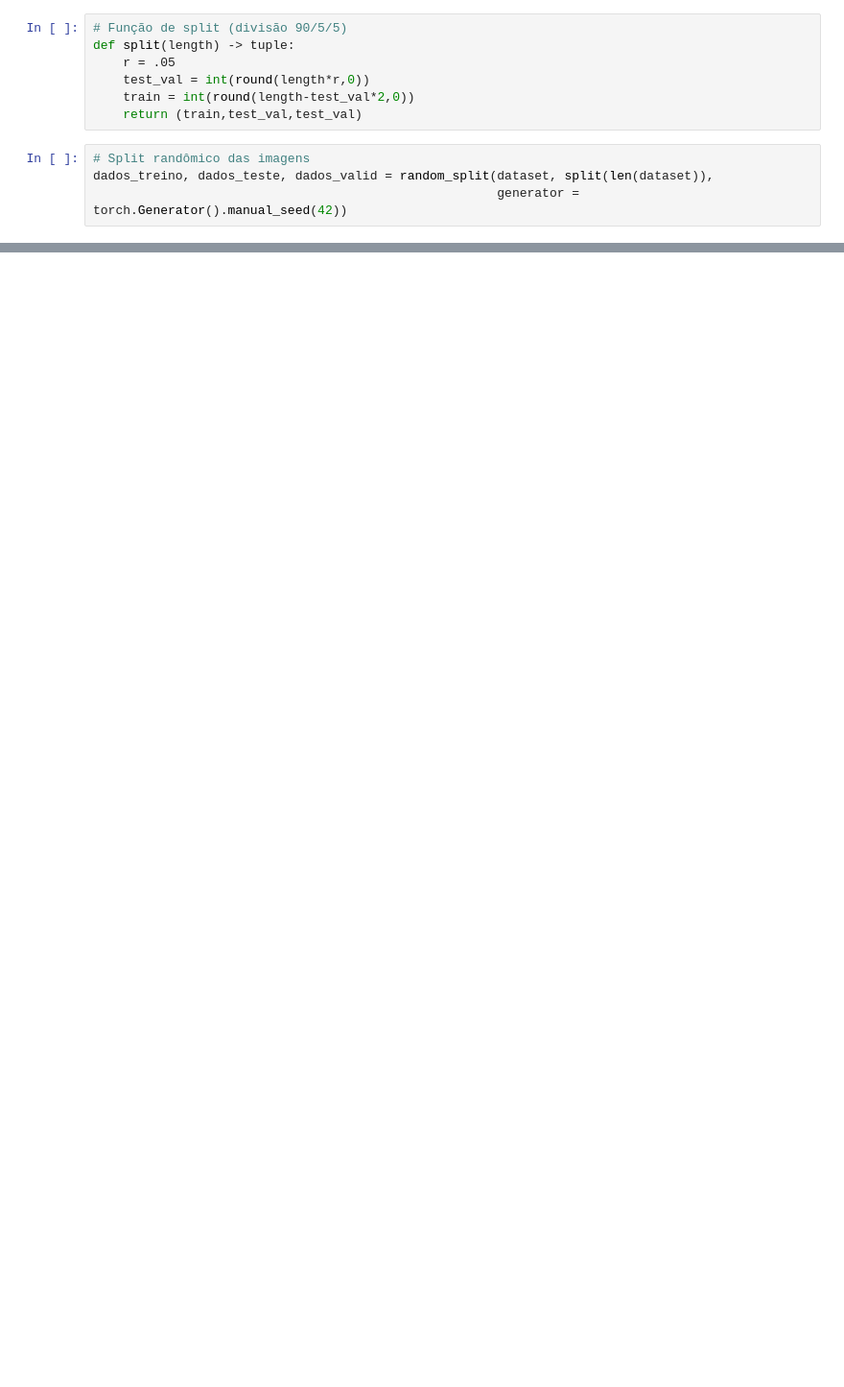
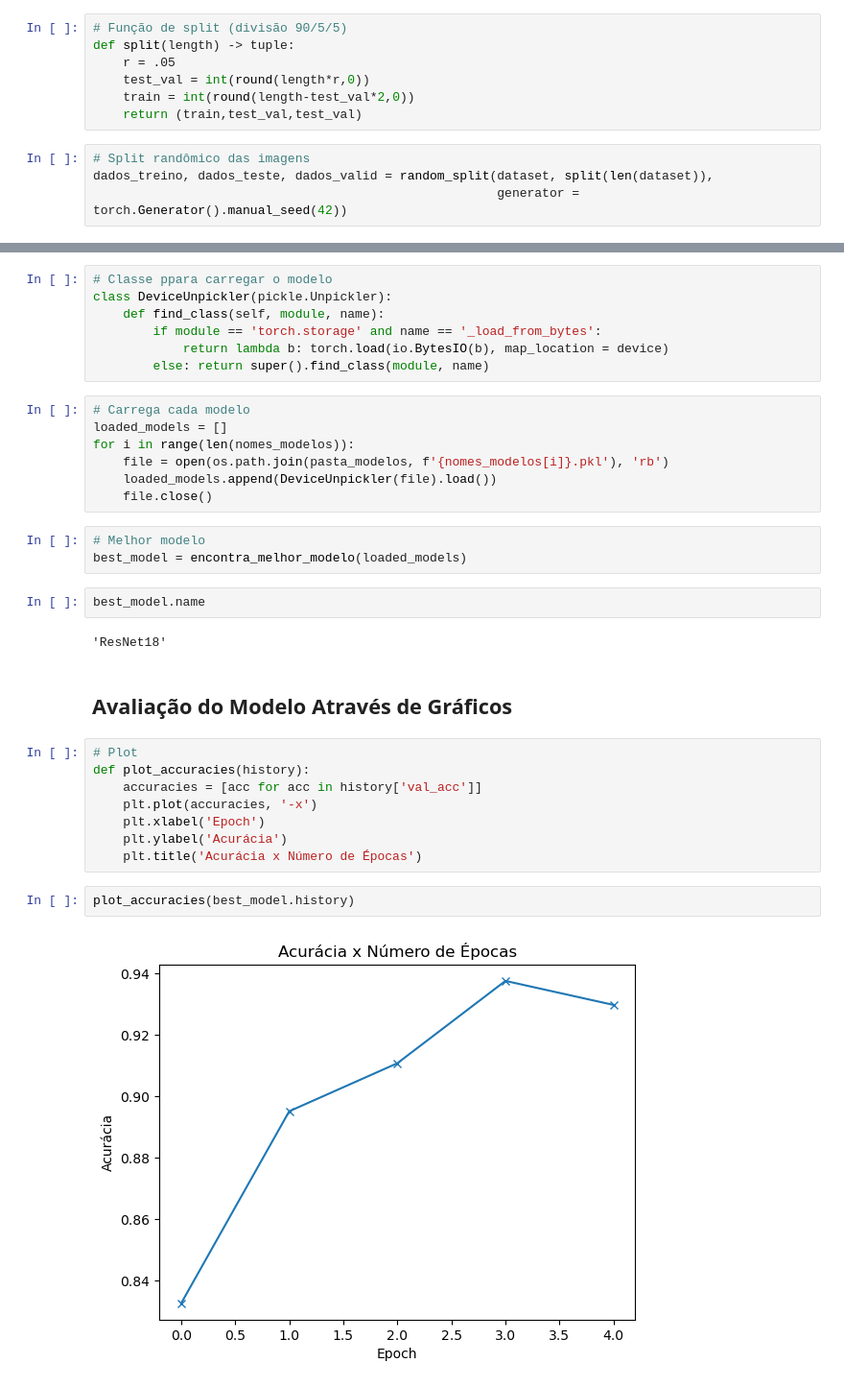
Before and after one commit to marcosmorais94/formacao-inteligencia-artificial, a Jupyter notebook: analises-imagens-IA/projeto03-material-reciclavel.ipynb, the cells around one changed output, grey strips where cells are left out. Shown at 96% size. Cells and saved outputs as stored; diff of their text form; blank space fills up the shorter version.

```diff
--- a/analises-imagens-IA/projeto03-material-reciclavel.ipynb
+++ b/analises-imagens-IA/projeto03-material-reciclavel.ipynb
@@ -119,0 +522,35 @@ batch_size = 16
+# %%
+# Classe ppara carregar o modelo
+class DeviceUnpickler(pickle.Unpickler):
+    def find_class(self, module, name):
+        if module == 'torch.storage' and name == '_load_from_bytes':
+            return lambda b: torch.load(io.BytesIO(b), map_location = device)
+        else: return super().find_class(module, name)
+# %%
+# Carrega cada modelo
+loaded_models = []
+for i in range(len(nomes_modelos)):
+    file = open(os.path.join(pasta_modelos, f'{nomes_modelos[i]}.pkl'), 'rb')
+    loaded_models.append(DeviceUnpickler(file).load())
+    file.close()
+# %%
+# Melhor modelo
+best_model = encontra_melhor_modelo(loaded_models)
+# %%
+best_model.name
+# %% [output]
+'ResNet18'
+# %% [markdown]
+## Avaliação do Modelo Através de Gráficos
+# %%
+# Plot
+def plot_accuracies(history):
+    accuracies = [acc for acc in history['val_acc']]
+    plt.plot(accuracies, '-x')
+    plt.xlabel('Epoch')
+    plt.ylabel('Acurácia')
+    plt.title('Acurácia x Número de Épocas')
+# %%
+plot_accuracies(best_model.history)
+# %% [output]
+[figure, added]
```
Also changed, not shown: parts of 82 cells of this notebook.
